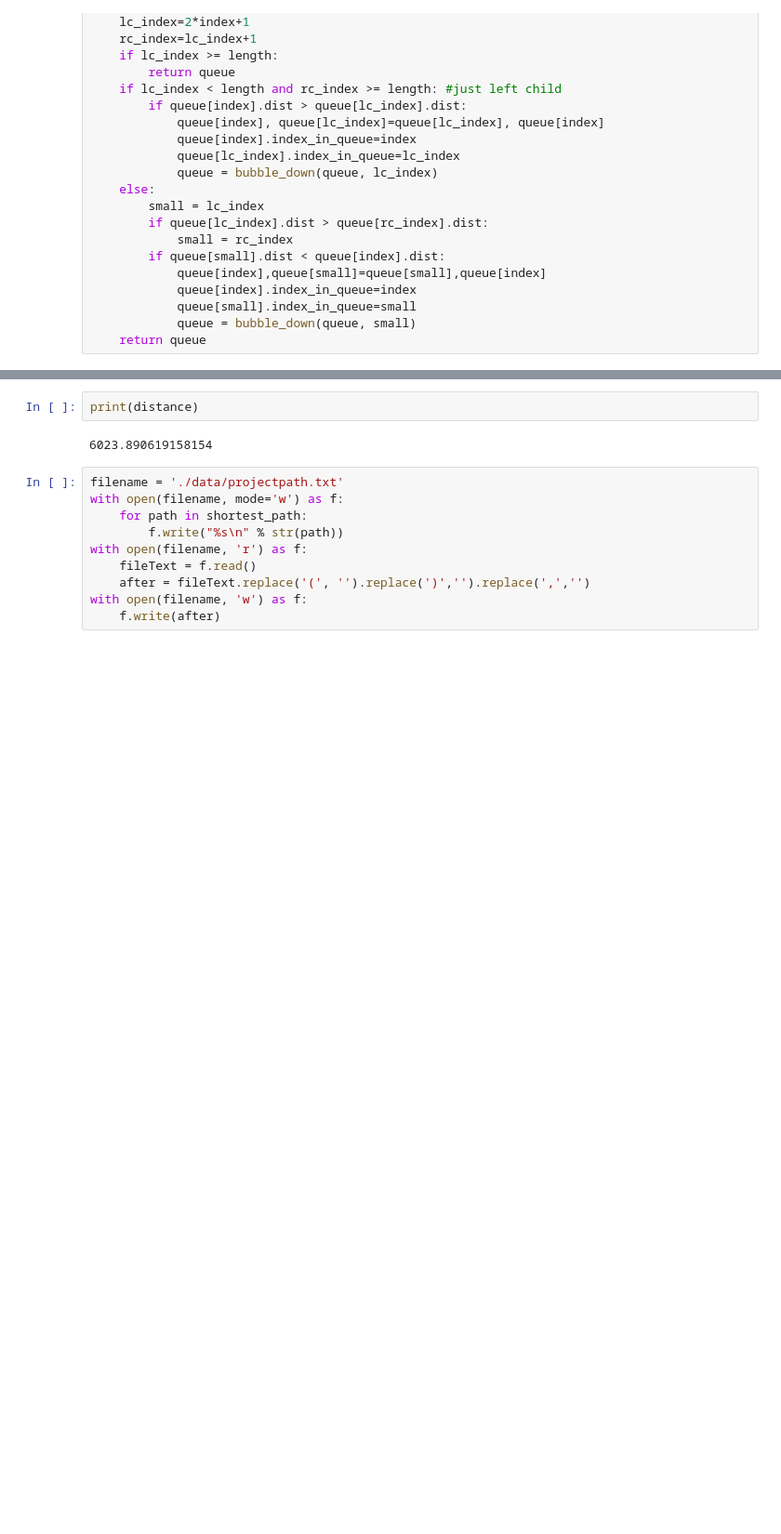
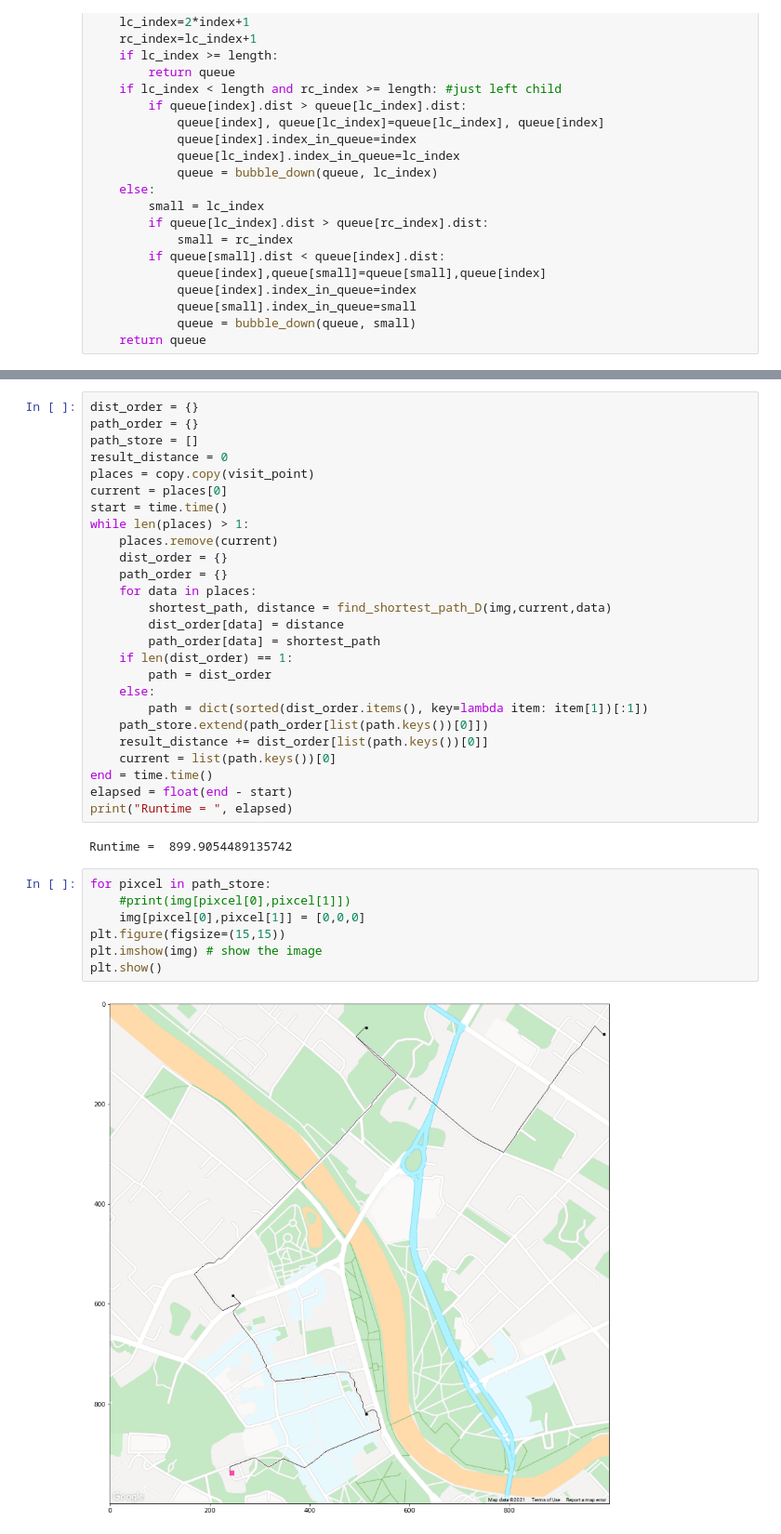
Before and after one commit to manishgupta94/finding-path, a Jupyter notebook: project.ipynb, the cells around one changed output, grey strips where cells are left out. Shown at 93% size. Saved outputs shown, nothing was run; the diff lists cells and outputs as text; blank space fills up the shorter version.

Commit message:
added best case finding for multiple paths

```diff
--- a/project.ipynb
+++ b/project.ipynb
@@ -222,14 +284,37 @@ plt.show()
-# %%
-print(distance)
-# %% [output]
-6023.890619158154
-# %%
-filename = './data/projectpath.txt'
-with open(filename, mode='w') as f:
-    for path in shortest_path:
-        f.write("%s\n" % str(path))
-with open(filename, 'r') as f:
-    fileText = f.read()
-    after = fileText.replace('(', '').replace(')','').replace(',','')
-with open(filename, 'w') as f:
-    f.write(after)
+# %%
+dist_order = {}
+path_order = {}
+path_store = []
+result_distance = 0
+places = copy.copy(visit_point)
+current = places[0]
+start = time.time()
+while len(places) > 1:
+    places.remove(current)
+    dist_order = {}
+    path_order = {}
+    for data in places:
+        shortest_path, distance = find_shortest_path_D(img,current,data)
+        dist_order[data] = distance
+        path_order[data] = shortest_path
+    if len(dist_order) == 1:
+        path = dist_order
+    else:
+        path = dict(sorted(dist_order.items(), key=lambda item: item[1])[:1])
+    path_store.extend(path_order[list(path.keys())[0]])
+    result_distance += dist_order[list(path.keys())[0]]
+    current = list(path.keys())[0]
+end = time.time()
+elapsed = float(end - start)
+print("Runtime = ", elapsed)
+# %% [output]
+Runtime =  899.9054489135742
+# %%
+for pixcel in path_store:
+    #print(img[pixcel[0],pixcel[1]])
+    img[pixcel[0],pixcel[1]] = [0,0,0]
+plt.figure(figsize=(15,15))
+plt.imshow(img) # show the image
+plt.show()
+# %% [output]
+[figure, added]
```
Also changed, not shown: parts of 12 cells of this notebook.
